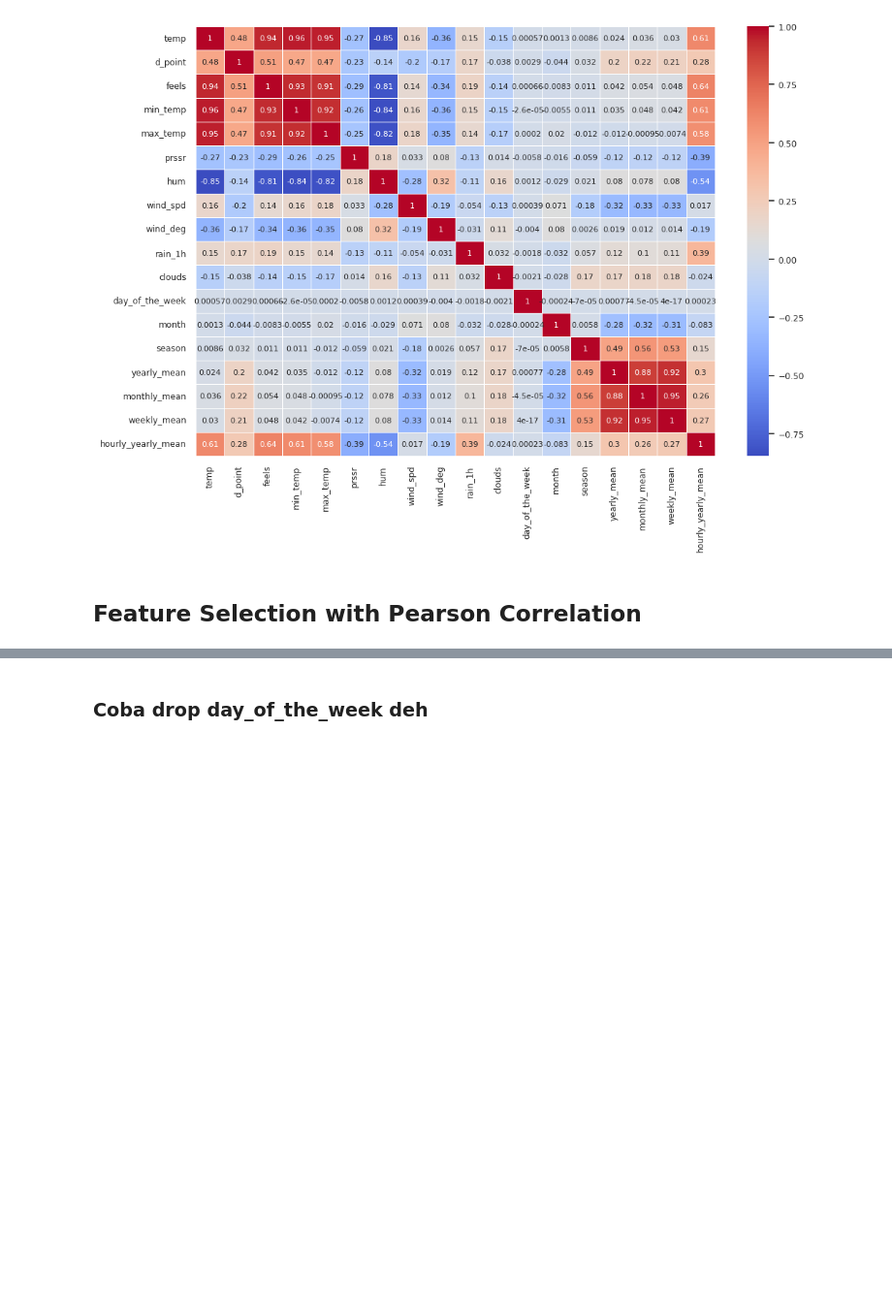
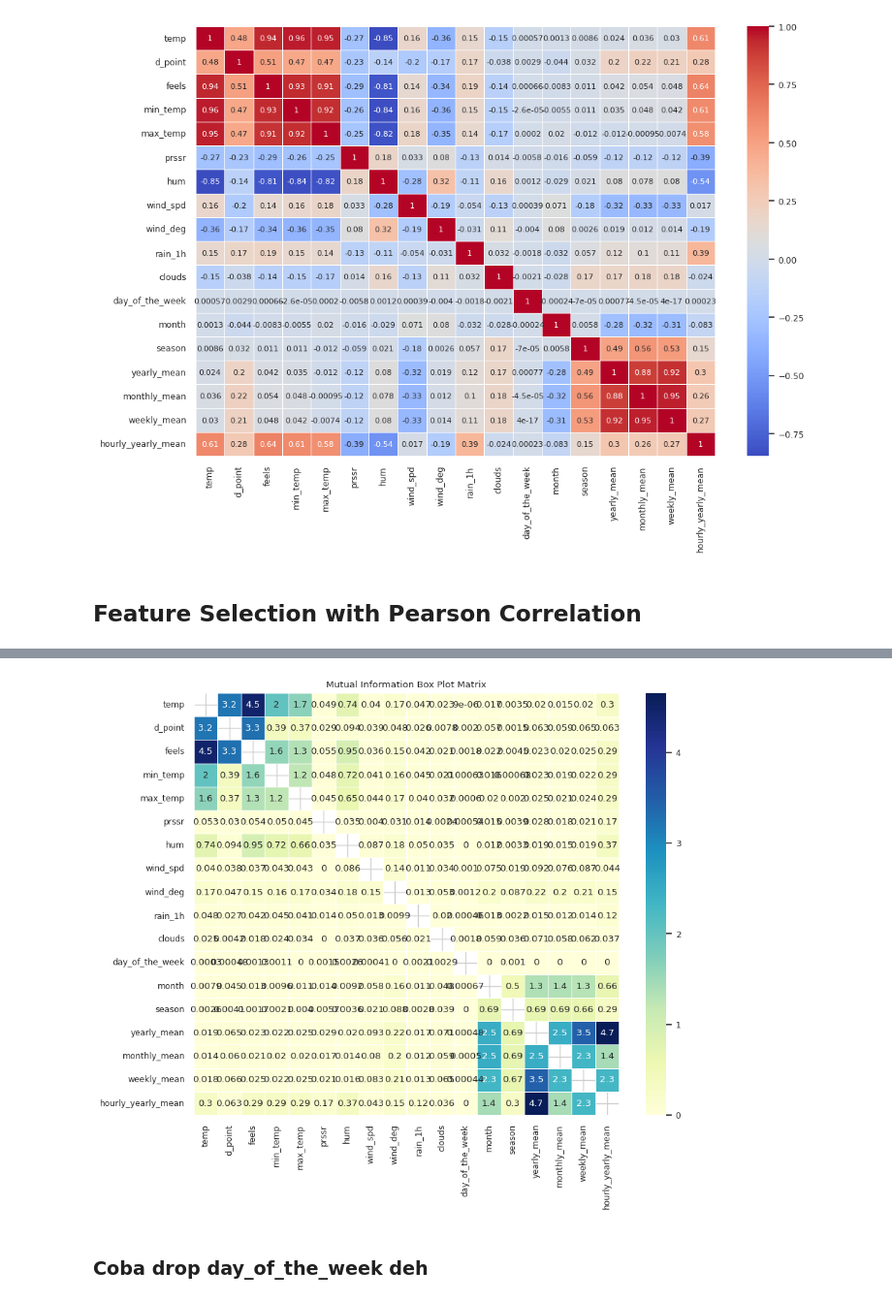
Before and after one commit to RayhanAdii/NextHope-Dataquest, a Jupyter notebook: 7_Feature_Selection.ipynb, the cells around one changed output, grey strips where cells are left out. Shown at 97% size. Cells and saved outputs as stored; diff of their text form; code cells hidden in the pictures; blank space fills up the shorter version.

```diff
--- a/7_Feature_Selection.ipynb
+++ b/7_Feature_Selection.ipynb
@@ -41,0 +76,18 @@ plt.show()
+# %%
+correlation_matrix = df_train.corr()
+
+plt.figure(figsize=(12, 8))
+
+# Set the size of the heatmap
+plt.figure(figsize=(12, 8))
+
+# Customize the heatmap appearance and font size
+sns.set(font_scale=0.8)  # Adjust the font scale as needed
+sns.set_style("whitegrid")
+
+# Create the heatmap with smaller annotations
+sns.heatmap(correlation_matrix, annot=True, cmap='coolwarm', linewidths=0.5,
+            annot_kws={"size": 8})  # Adjust the "size" parameter for the font size
+
+# Show the plot
+plt.show()
@@ -41,0 +101,12 @@ plt.show()
+# %%
+# Assuming your DataFrame is named 'df'
+n_features = df_train.shape[1]
+mutual_info_matrix = pd.DataFrame(index=df_train.columns, columns=df_train.columns)
+
+for i in range(n_features):
+    for j in range(n_features):
+        feature1 = df_train.iloc[:, i]
+        feature2 = df_train.iloc[:, j]
+        if i != j:
+            mutual_info = mutual_info_regression(feature1.values.reshape(-1, 1), feature2)
+            mutual_info_matrix.iloc[i, j] = mutual_info[0]
@@ -42,3 +133,10 @@ plt.show()
+# %%
+plt.figure(figsize=(10, 8))
+sns.heatmap(mutual_info_matrix.astype(float), annot=True, cmap="YlGnBu", linewidths=.5)
+plt.title("Mutual Information Box Plot Matrix")
+plt.show()
+# %% [output]
+[figure, added]
 # %% [markdown]
 ### Coba drop day_of_the_week deh
 # %%
```
Also changed, not shown: parts of 11 cells of this notebook, 15 other files.
